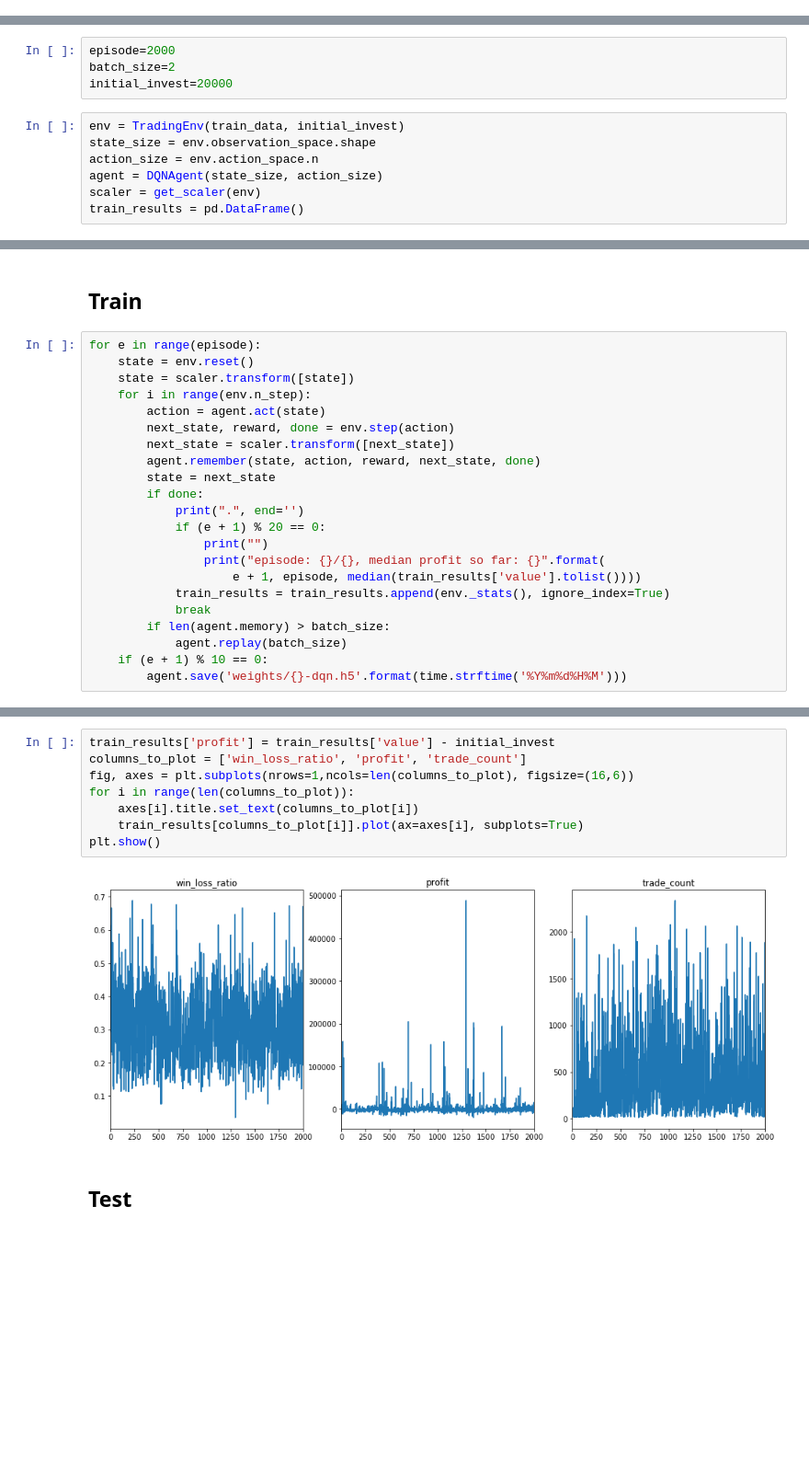
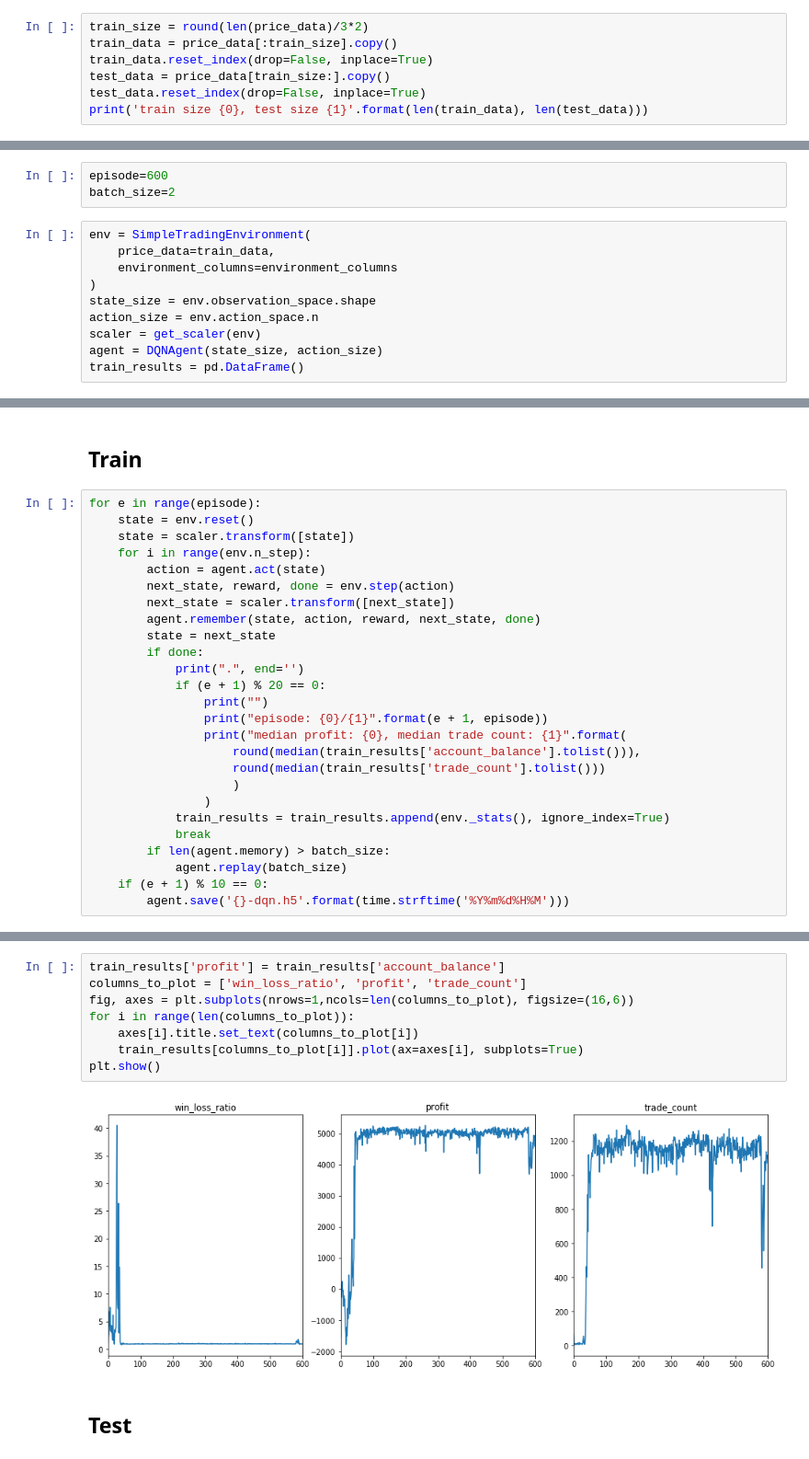
Before and after one commit to FutureSharks/ml-finance, a Jupyter notebook: examples/1-deep-q-learning-simulated/deep-q-learning-agent-simulated-prices.ipynb, the cells around one changed output, grey strips where cells are left out. Shown: that part at 92% size. Saved outputs shown, nothing was run; the diff lists cells and outputs as text; blank space fills up the shorter version.

```diff
--- a/examples/1-deep-q-learning-simulated/deep-q-learning-agent-simulated-prices.ipynb
+++ b/examples/1-deep-q-learning-simulated/deep-q-learning-agent-simulated-prices.ipynb
@@ -31,0 +42,7 @@ plt.plot(data.tolist()[0])
+# %%
+train_size = round(len(price_data)/3*2)
+train_data = price_data[:train_size].copy()
+train_data.reset_index(drop=False, inplace=True)
+test_data = price_data[train_size:].copy()
+test_data.reset_index(drop=False, inplace=True)
+print('train size {0}, test size {1}'.format(len(train_data), len(test_data)))
@@ -32,13 +51,15 @@ plt.plot(data.tolist()[0])
 # %%
-episode=2000
+episode=600
 batch_size=2
-initial_invest=20000
 # %%
-env = TradingEnv(train_data, initial_invest)
+env = SimpleTradingEnvironment(
+    price_data=train_data,
+    environment_columns=environment_columns
+)
 state_size = env.observation_space.shape
 action_size = env.action_space.n
+scaler = get_scaler(env)
 agent = DQNAgent(state_size, action_size)
-scaler = get_scaler(env)
 train_results = pd.DataFrame()
 # %% [output]
 WARNING:tensorflow:From /usr/local/lib/python3.7/site-packages/keras/backend/tensorflow_backend.py:66: The name tf.get_default_graph is deprecated. Please use tf.compat.v1.get_default_graph instead.
@@ -74,14 +95,18 @@ for e in range(episode):
             print(".", end='')
             if (e + 1) % 20 == 0:
                 print("")
-                print("episode: {}/{}, median profit so far: {}".format(
-                    e + 1, episode, median(train_results['value'].tolist())))
+                print("episode: {0}/{1}".format(e + 1, episode))
+                print("median profit: {0}, median trade count: {1}".format(
+                    round(median(train_results['account_balance'].tolist())),
+                    round(median(train_results['trade_count'].tolist()))
+                    )
+                )
             train_results = train_results.append(env._stats(), ignore_index=True)
             break
         if len(agent.memory) > batch_size:
             agent.replay(batch_size)
     if (e + 1) % 10 == 0:
-        agent.save('weights/{}-dqn.h5'.format(time.strftime('%Y%m%d%H%M')))
+        agent.save('{}-dqn.h5'.format(time.strftime('%Y%m%d%H%M')))
 # %% [output]
 WARNING:tensorflow:From /usr/local/lib/python3.7/site-packages/keras/backend/tensorflow_backend.py:3005: The name tf.Session is deprecated. Please use tf.compat.v1.Session instead.
 
@@ -103,12 +153,12 @@ episode: 2000/2000, median profit so far: 18909.0
 # %%
-train_results['profit'] = train_results['value'] - initial_invest
+train_results['profit'] = train_results['account_balance']
 columns_to_plot = ['win_loss_ratio', 'profit', 'trade_count']
 fig, axes = plt.subplots(nrows=1,ncols=len(columns_to_plot), figsize=(16,6))
 for i in range(len(columns_to_plot)):
     axes[i].title.set_text(columns_to_plot[i])
     train_results[columns_to_plot[i]].plot(ax=axes[i], subplots=True)
 plt.show()
 # %% [output]
-[figure, old version]
+[figure, new version]
 # %% [markdown]
 ## Test
```
Also changed, not shown: parts of 14 cells of this notebook, 21 other files.
